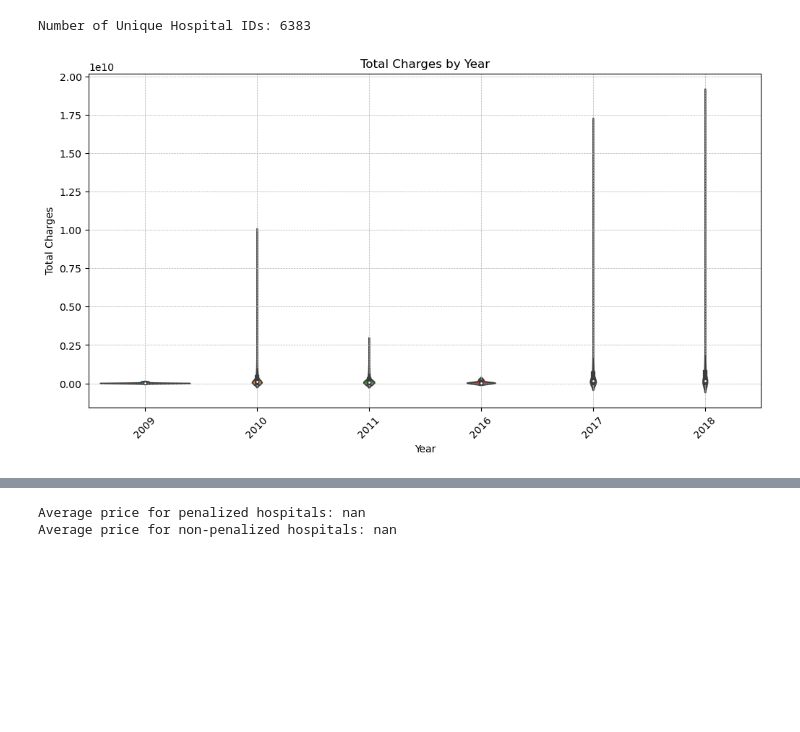
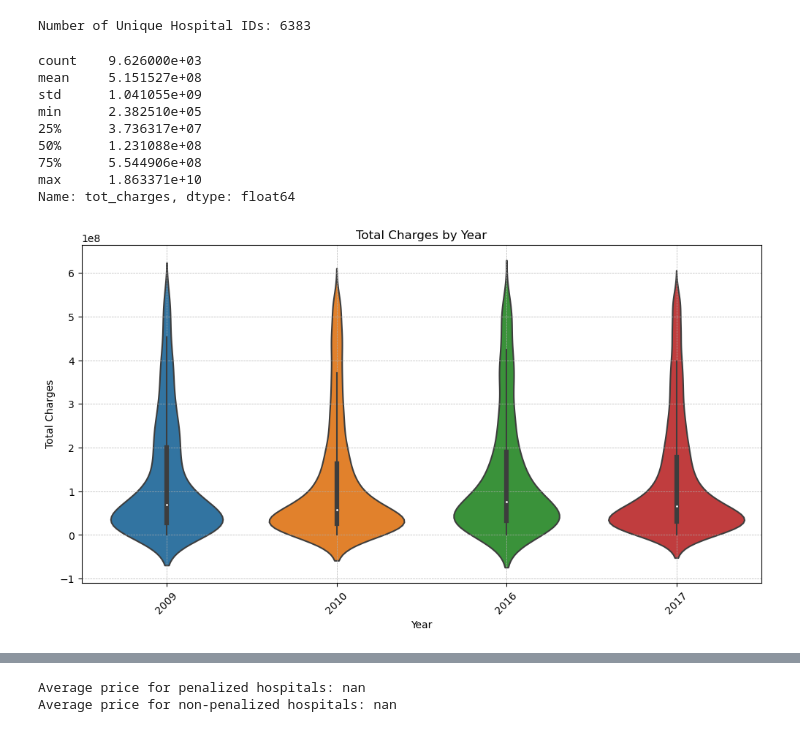
Before and after one commit to avanthp/Homework2-, a Jupyter notebook: Submission1/Analysis/Summarize_Data.ipynb, the cells around one changed output, grey strips where cells are left out. Cells and saved outputs as stored; diff of their text form; code cells hidden in the pictures; blank space fills up the shorter version.

```diff
--- a/Submission1/Analysis/Summarize_Data.ipynb
+++ b/Submission1/Analysis/Summarize_Data.ipynb
@@ -61,20 +61,41 @@ Number of Unique Hospital IDs: 6383
 # %%
 #Question 3
 hcris['tot_charges'] = pd.to_numeric(hcris['tot_charges'], errors='coerce')
 
-#Remove rows with missing charges or years
-charges_by_year = hcris[['fyear', 'tot_charges']].dropna()
+# Convert tot_charges to numeric
+hcris['tot_charges'] = pd.to_numeric(hcris['tot_charges'], errors='coerce')
+
+#Remove rows with missing charges or years, negative values, and outliers
+charges_by_year = hcris[['fy_year', 'tot_charges']].dropna()
+charges_by_year = charges_by_year[charges_by_year['tot_charges'] >= 0]
+
+# Display summary statistics to find  cutoff values
+summary_stats = charges_by_year['tot_charges'].describe()
+print(summary_stats)
+
+#creating upper bound limit
+upper_bound = summary_stats['75%'] if '75%' in summary_stats else summary_stats['max']
+charges_by_year = charges_by_year[charges_by_year['tot_charges'] <= upper_bound]
 
 # Plot violin plot
 plt.figure(figsize=(12, 6))
-sns.violinplot(x='fyear', y='tot_charges', data=charges_by_year)
+sns.violinplot(x='fy_year', y='tot_charges', data=charges_by_year)
 plt.title("Total Charges by Year")
 plt.xlabel("Year")
 plt.ylabel("Total Charges")
 plt.xticks(rotation=45)
 plt.grid(True, which='both', linestyle='--', linewidth=0.5)
 plt.show()
 # %% [output]
+count    9.626000e+03
+mean     5.151527e+08
+std      1.041055e+09
+min      2.382510e+05
+25%      3.736317e+07
+50%      1.231088e+08
+75%      5.544906e+08
+max      1.863371e+10
+Name: tot_charges, dtype: float64
-[figure, old version]
+[figure, new version]
 # %%
 #Question 4
```
Also changed, not shown: parts of 3 cells of this notebook, 3 other files.
